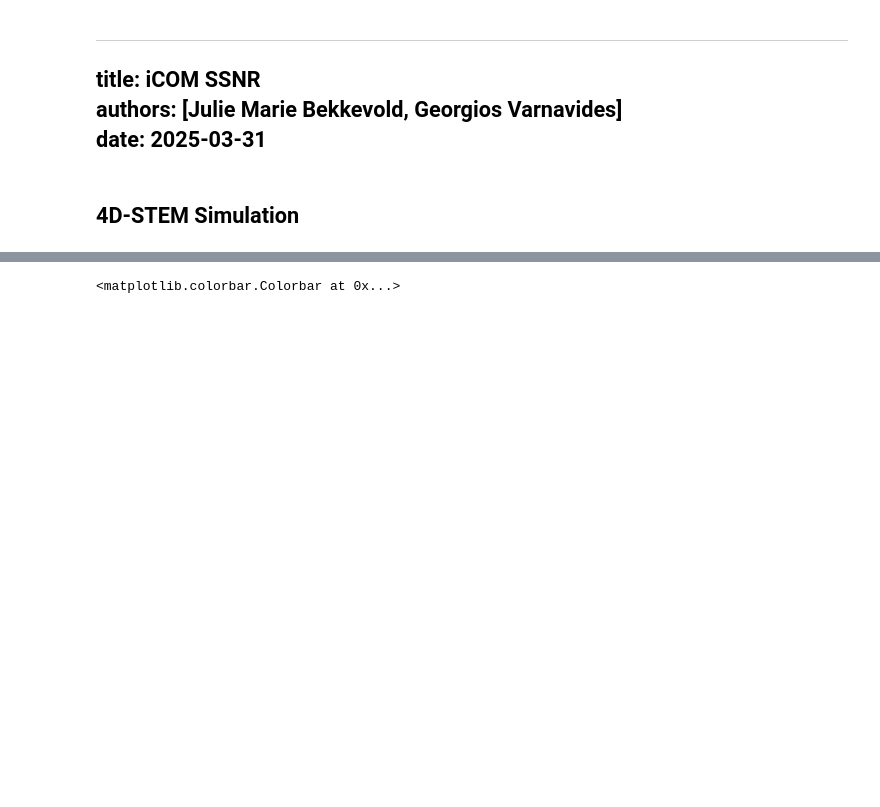
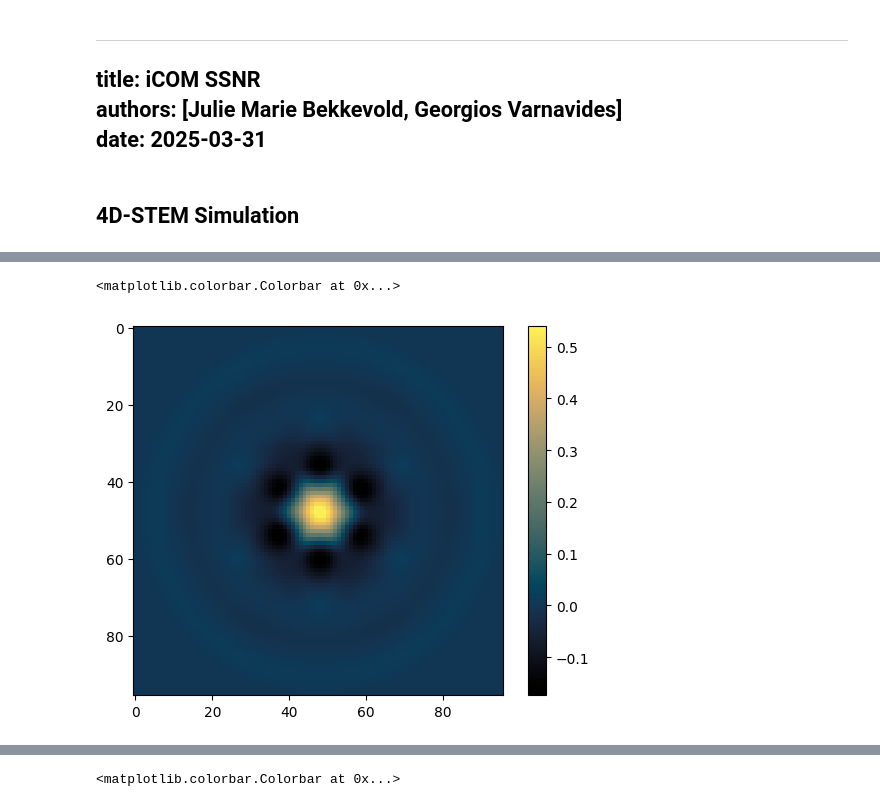
Before and after one commit to msa-em/stem-transfer-of-information, a Jupyter notebook: notebooks/icom-ssnr.ipynb, the cells around one changed output, grey strips where cells are left out. Saved outputs shown, nothing was run; the diff lists cells and outputs as text; code cells hidden in the pictures; blank space fills up the shorter version.

```diff
--- a/notebooks/icom-ssnr.ipynb
+++ b/notebooks/icom-ssnr.ipynb
@@ -809,0 +341,16 @@ plt.imshow(
+# %%
+analytical_ctf_annular = analytical_icom_ctf(
+    probe,
+    virtual_masks_annular
+)
+
+plt.imshow(
+    np.fft.fftshift(
+        analytical_ctf_annular
+    ),
+    cmap=cmr.eclipse
+)
+plt.colorbar()
+# %% [output]
+<matplotlib.colorbar.Colorbar at 0x...>
+[figure, added]
```
Also changed, not shown: parts of 55 cells of this notebook.
